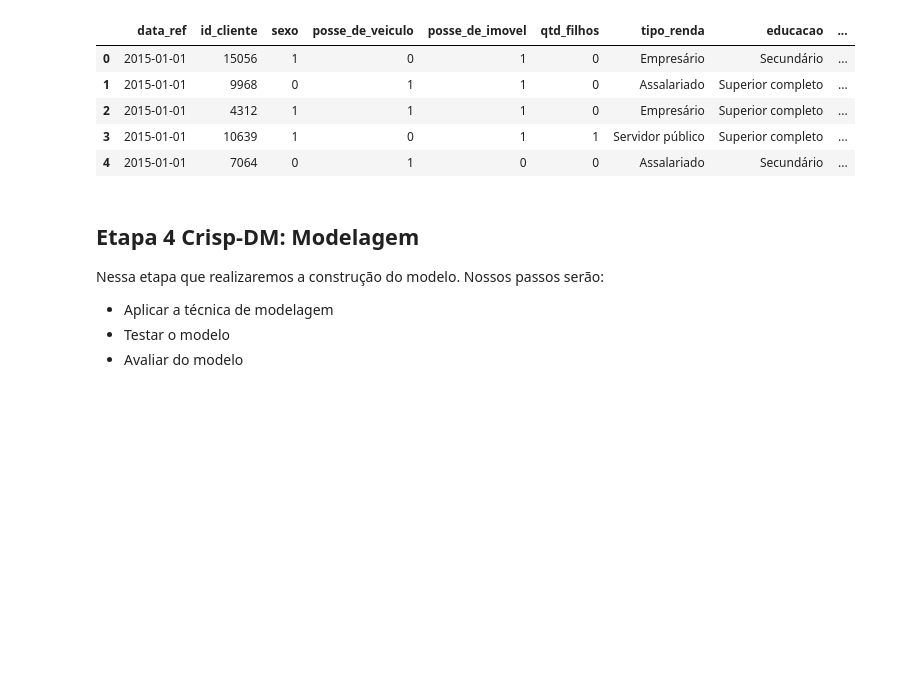
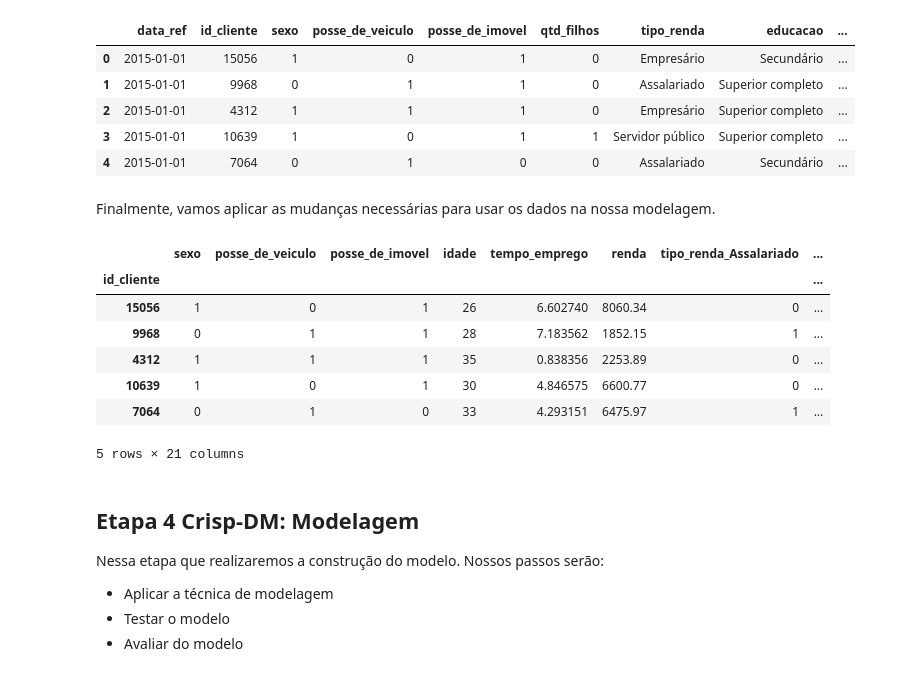
Before and after one commit to PinguinCoding/previsao-renda, a Jupyter notebook: notebooks/exploracao-de-dados.ipynb, the cells around one changed output. Cells and saved outputs as stored; diff of their text form; code cells hidden in the pictures; blank space fills up the shorter version.

```diff
--- a/notebooks/exploracao-de-dados.ipynb
+++ b/notebooks/exploracao-de-dados.ipynb
@@ -584,6 +506,22 @@ df.head(5)
 | 2 | 2015-01-01 | 4312 | 1 | 1 | 1 | 0 | Empresário | Superior completo | ... |
 | 3 | 2015-01-01 | 10639 | 1 | 0 | 1 | 1 | Servidor público | Superior completo | ... |
 | 4 | 2015-01-01 | 7064 | 0 | 1 | 0 | 0 | Assalariado | Secundário | ... |
+# %% [markdown]
+Finalmente, vamos aplicar as mudanças necessárias para usar os dados na nossa modelagem.
+# %%
+df = df.drop('data_ref', axis=1).set_index('id_cliente', drop=True)
+dummies = pd.get_dummies(df[['tipo_renda', 'educacao', 'estado_civil']], dtype=np.int64)
+data = pd.concat([df.drop(['qt_pessoas_residencia', 'qtd_filhos', 'tipo_renda', 'educacao', 'estado_civil'], axis=1), dummies], axis=1)
+data.head(5)
+# %% [output]
+|  | sexo | posse_de_veiculo | posse_de_imovel | idade | tempo_emprego | renda | tipo_renda_Assalariado | ... |
+| id_cliente |  |  |  |  |  |  |  | ... |
+| 15056 | 1 | 0 | 1 | 26 | 6.602740 | 8060.34 | 0 | ... |
+| 9968 | 0 | 1 | 1 | 28 | 7.183562 | 1852.15 | 1 | ... |
+| 4312 | 1 | 1 | 1 | 35 | 0.838356 | 2253.89 | 0 | ... |
+| 10639 | 1 | 0 | 1 | 30 | 4.846575 | 6600.77 | 0 | ... |
+| 7064 | 0 | 1 | 0 | 33 | 4.293151 | 6475.97 | 1 | ... |
+5 rows × 21 columns
 # %% [markdown]
 ## Etapa 4 Crisp-DM: Modelagem
 Nessa etapa que realizaremos a construção do modelo. Nossos passos serão:
```
Also changed, not shown: parts of 55 cells of this notebook, 6 other files.
